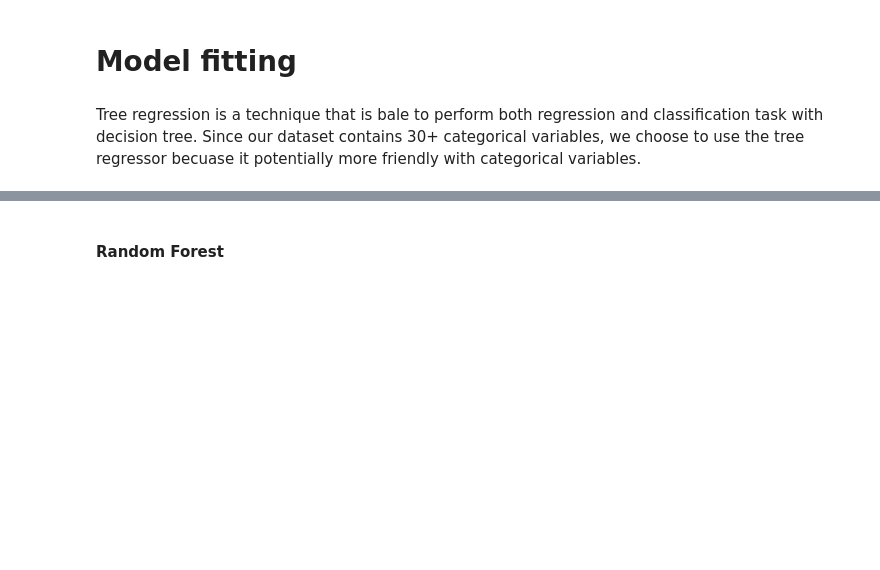
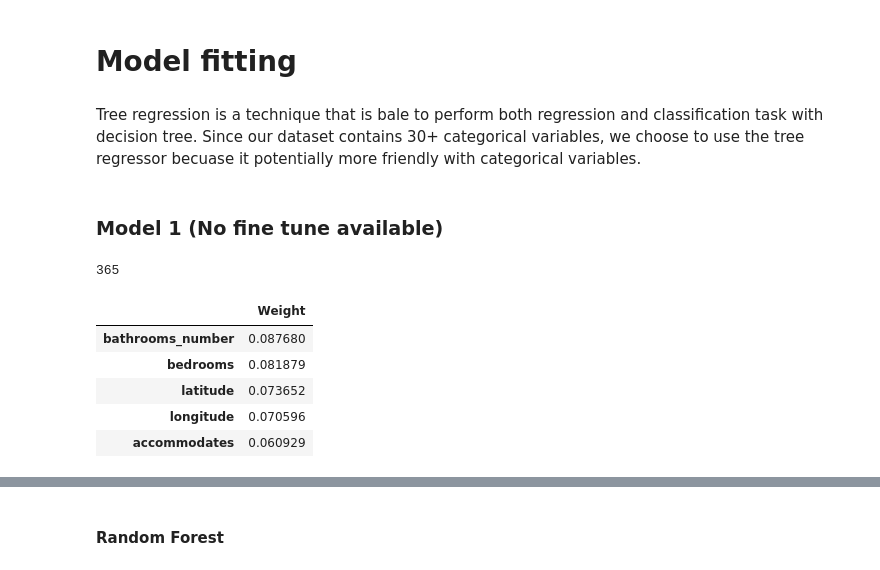
Before and after one commit to StellaLii/Airbnb-Project, a Jupyter notebook: vancouver_model/Machine_Learning_Model.ipynb, the cells around one changed output, grey strips where cells are left out. Cells and saved outputs as stored; diff of their text form; code cells hidden in the pictures; blank space fills up the shorter version.

Commit message:
new model update

```diff
--- a/vancouver_model/Machine_Learning_Model.ipynb
+++ b/vancouver_model/Machine_Learning_Model.ipynb
@@ -422,3 +460,30 @@ Mappings for bathrooms_type: {0: 'private', 1: 'shared', 2: 'unknown'}
 # Model fitting
 # %% [markdown]
 Tree regression is a technique that is bale to perform both regression and classification task with decision tree. Since our dataset contains 30+ categorical variables, we choose to use the tree regressor becuase it potentially more friendly with categorical variables.
+# %% [markdown]
+### Model 1 (No fine tune available)
+# %%
+X_train_1 = X_train
+y_train_1 = y_train
+
+X_test_1 = pd.read_csv('preprocessed_2_X_test_1.csv', sep=',')
+y_test_1 = pd.read_csv('preprocessed_2_y_test_1.csv', sep=',')
+print(len(y_test_1))
+regressor = RandomForestRegressor(n_estimators = 40, max_features = 'sqrt', max_depth = 50)
+# regressor = GradientBoostingRegressor(random_state=0)
+regressor.fit(X_train_1, y_train_1)
+y_predict = regressor.predict(X_test_1)
+# %% [output]
+365
+# %%
+importancesRF = regressor.feature_importances_
+feat_imp1 = pd.DataFrame(importancesRF, columns=['Weight'], index=X_train_1.columns)
+feat_imp1.sort_values('Weight', inplace=True, ascending=False)
+feat_imp1.head(5)
+# %% [output]
+|  | Weight |
+| bathrooms_number | 0.087680 |
+| bedrooms | 0.081879 |
+| latitude | 0.073652 |
+| longitude | 0.070596 |
+| accommodates | 0.060929 |
```
Also changed, not shown: parts of 34 cells of this notebook, 2 other files.
